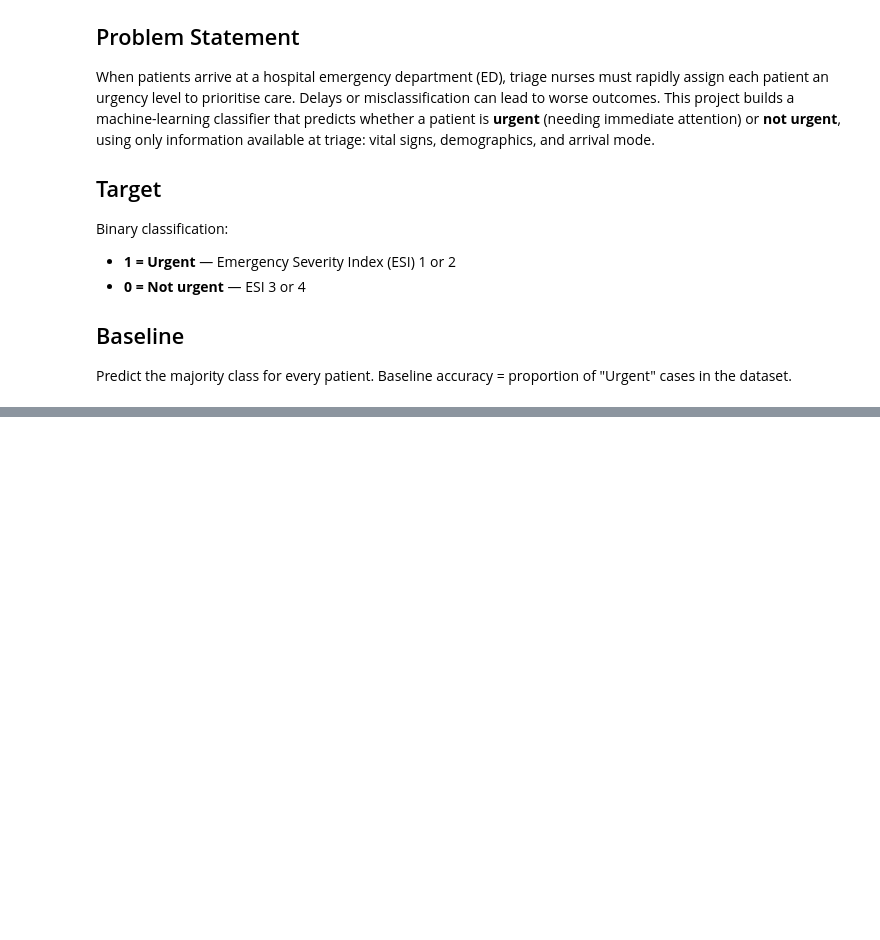
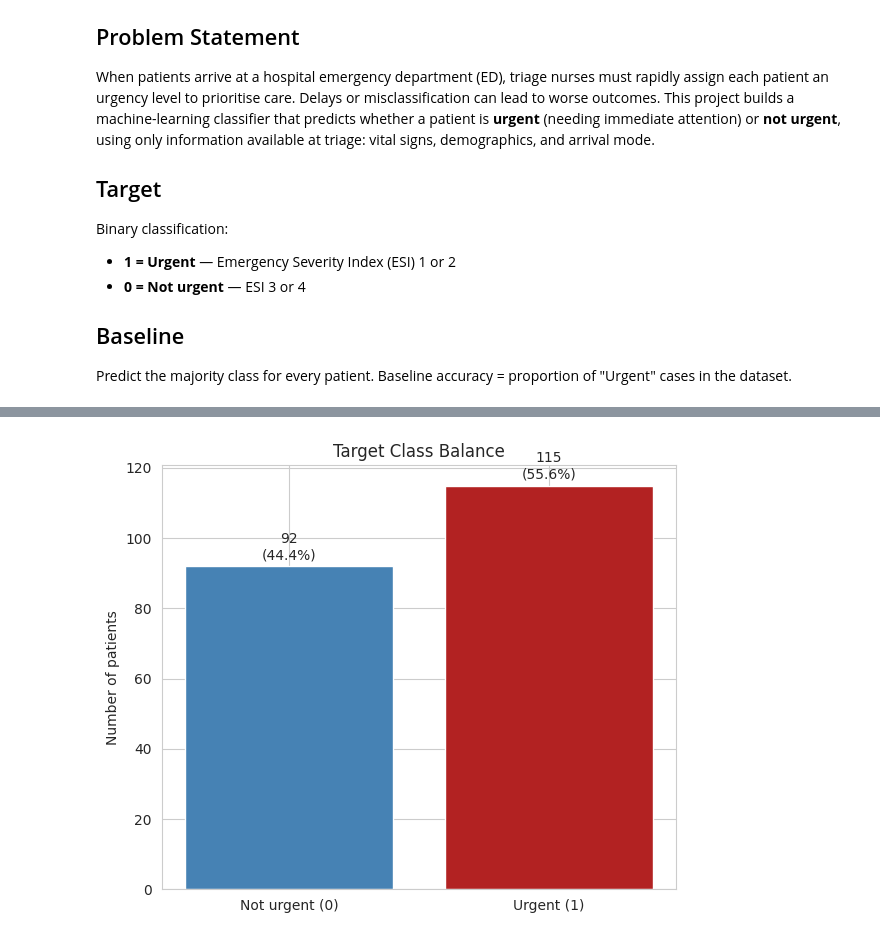
Before and after one commit to mugishaalex24682-cloud/bcs3101-capstone, a Jupyter notebook: notebooks/capstone_urgency_classifier.ipynb, the cells around one changed output, grey strips where cells are left out. Drawn from its saved outputs; the diff is of its cells as text; code cells hidden in the pictures; blank space fills up the shorter version.

```diff
--- a/notebooks/capstone_urgency_classifier.ipynb
+++ b/notebooks/capstone_urgency_classifier.ipynb
@@ -50,0 +96,14 @@ of "Urgent" cases in the dataset.
+# %%
+# Merge on stay_id
+df = triage.merge(
+    edstays[['stay_id', 'gender', 'race', 'arrival_transport']],
+    on='stay_id',
+    how='left'
+)
+
+print(f"Merged shape: {df.shape}")
+print(f"\nFirst 3 rows:")
+display(df.head(3))
+
+print(f"\nMissing values:")
+print(df.isna().sum().sort_values(ascending=False))
@@ -50,0 +134,13 @@ of "Urgent" cases in the dataset.
+# %%
+# Binarise the target: ESI 1-2 -> 1 (urgent), ESI 3-4 -> 0 (not urgent)
+df = df.dropna(subset=['acuity']).copy()  # drop 15 rows with no acuity
+df['is_urgent'] = (df['acuity'] <= 2).astype(int)
+
+# Check distribution
+print("Target distribution:")
+print(df['is_urgent'].value_counts().sort_index())
+print("\nProportions:")
+print(df['is_urgent'].value_counts(normalize=True).round(3))
+
+print(f"\nFinal dataset shape: {df.shape}")
+print(f"Rows dropped for missing acuity: {len(triage) - len(df)}")
@@ -50,0 +170,15 @@ of "Urgent" cases in the dataset.
+# %%
+fig, ax = plt.subplots(figsize=(6, 5))
+counts = df['is_urgent'].value_counts().sort_index()
+bars = ax.bar(['Not urgent (0)', 'Urgent (1)'], counts.values,
+              color=['steelblue', 'firebrick'])
+for bar, count in zip(bars, counts.values):
+    ax.text(bar.get_x() + bar.get_width()/2, count + 2,
+            f'{count}\n({count/len(df)*100:.1f}%)', ha='center')
+ax.set_title('Target Class Balance')
+ax.set_ylabel('Number of patients')
+plt.tight_layout()
+plt.savefig('target_balance.png', dpi=100, bbox_inches='tight')
+plt.show()
+# %% [output]
+[figure, added]
```
Also changed, not shown: parts of 6 cells of this notebook.
